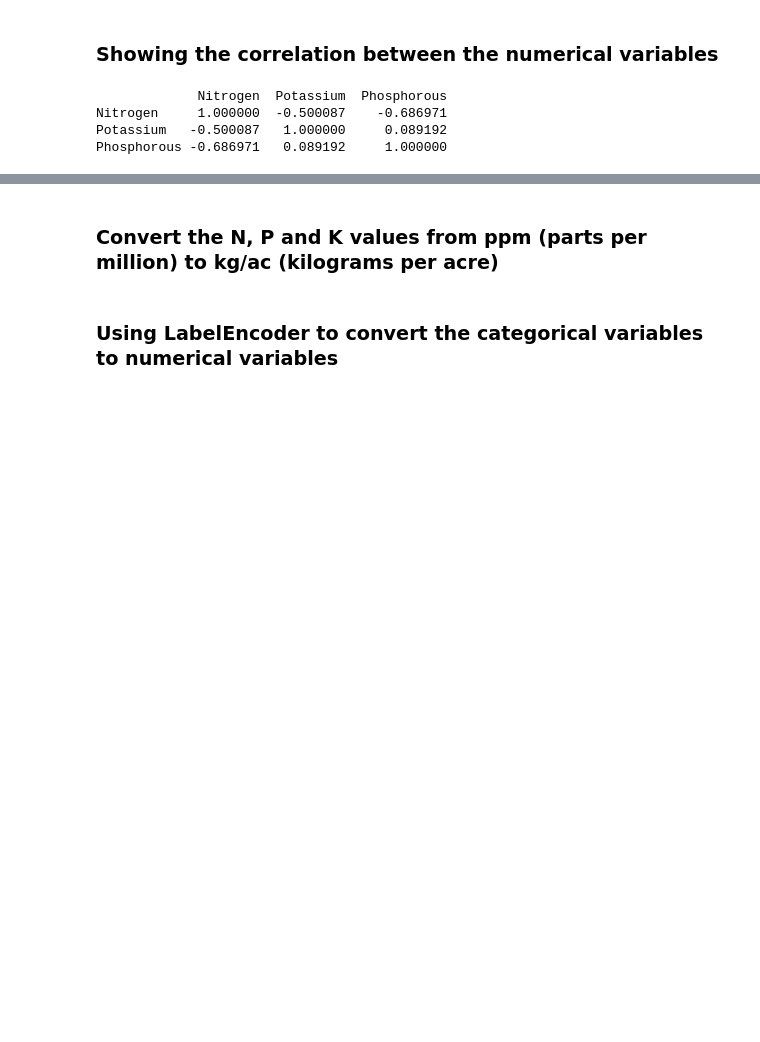
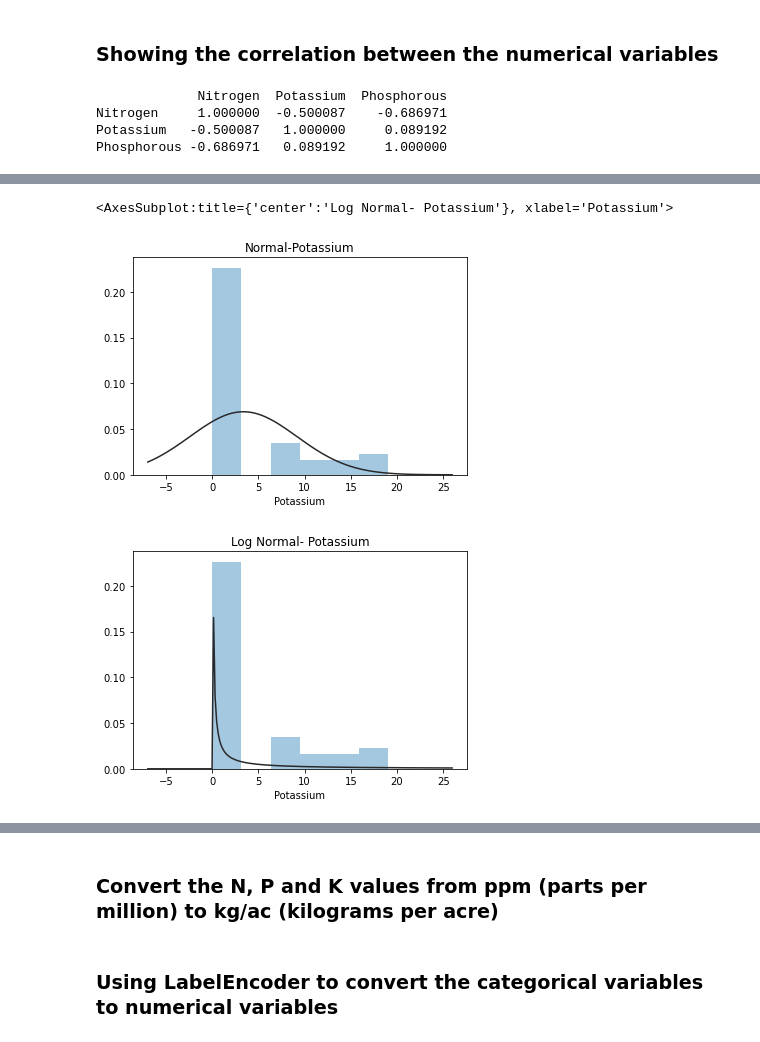
Before and after one commit to joykangangi/OrganiXpert, a Jupyter notebook: ML_Development/EDA/OrganiXpert.ipynb, the cells around one changed output, grey strips where cells are left out. Drawn from its saved outputs; the diff is of its cells as text; code cells hidden in the pictures; blank space fills up the shorter version.

```diff
--- a/ML_Development/EDA/OrganiXpert.ipynb
+++ b/ML_Development/EDA/OrganiXpert.ipynb
@@ -144,0 +159,10 @@ Name: Crop_Type, dtype: int64
+# %%
+y = df['Potassium']
+plt.figure(2); plt.title('Normal-Potassium')
+sns.distplot(y, kde=False, fit=st.norm)
+plt.figure(3); plt.title('Log Normal- Potassium')
+sns.distplot(y, kde=False, fit=st.lognorm)
+# %% [output]
+<AxesSubplot:title={'center':'Log Normal- Potassium'}, xlabel='Potassium'>
+[figure, added]
+[figure, added]
```
Also changed, not shown: parts of 15 cells of this notebook, 5 other files.
